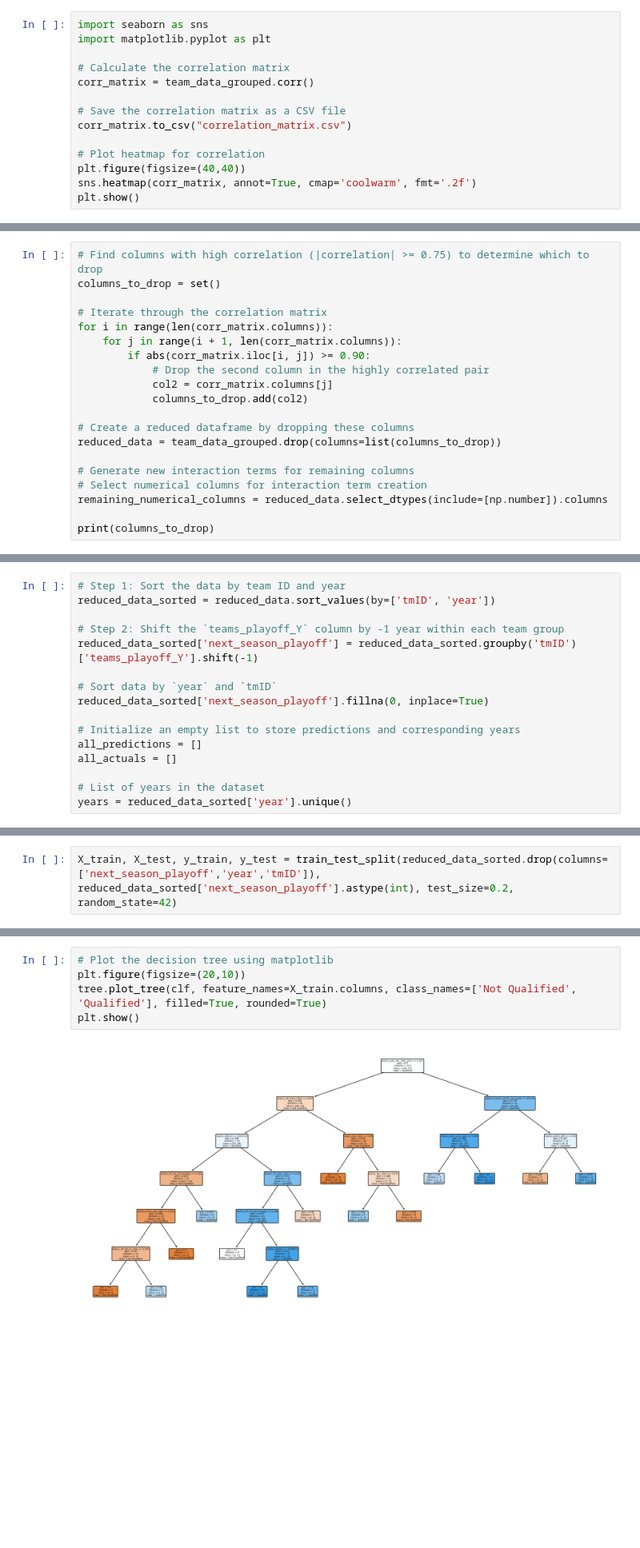
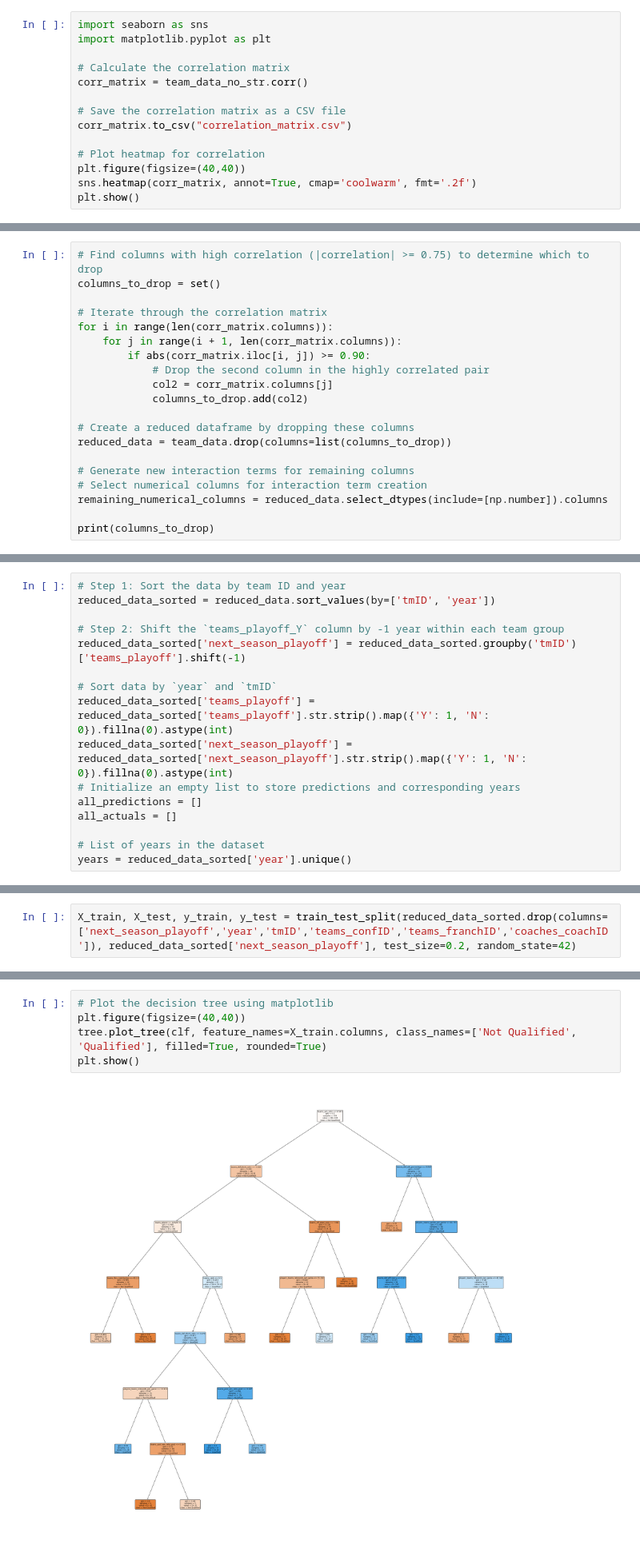
Before and after one commit to Lucasnakajima/Data-Mining, a Jupyter notebook: AC.ipynb, the cells around one changed output, grey strips where cells are left out. Shown at 80% size. Drawn from its saved outputs; the diff is of its cells as text; blank space fills up the shorter version.

Commit message:
data augmentation is better

```diff
--- a/AC.ipynb
+++ b/AC.ipynb
@@ -352,7 +394,7 @@ import seaborn as sns
 import matplotlib.pyplot as plt
 
 # Calculate the correlation matrix
-corr_matrix = team_data_grouped.corr()
+corr_matrix = team_data_no_str.corr()
 
 # Save the correlation matrix as a CSV file
 corr_matrix.to_csv("correlation_matrix.csv")
@@ -376,7 +418,7 @@ for i in range(len(corr_matrix.columns)):
             columns_to_drop.add(col2)
 
 # Create a reduced dataframe by dropping these columns
-reduced_data = team_data_grouped.drop(columns=list(columns_to_drop))
+reduced_data = team_data.drop(columns=list(columns_to_drop))
 
 # Generate new interaction terms for remaining columns
 # Select numerical columns for interaction term creation
@@ -402,11 +449,11 @@ Index(['year', 'tmID', 'teams_lgID', 'teams_divID', 'teams_rank', 'teams_GP',
 reduced_data_sorted = reduced_data.sort_values(by=['tmID', 'year'])
 
 # Step 2: Shift the `teams_playoff_Y` column by -1 year within each team group
-reduced_data_sorted['next_season_playoff'] = reduced_data_sorted.groupby('tmID')['teams_playoff_Y'].shift(-1)
+reduced_data_sorted['next_season_playoff'] = reduced_data_sorted.groupby('tmID')['teams_playoff'].shift(-1)
 
 # Sort data by `year` and `tmID`
-reduced_data_sorted['next_season_playoff'].fillna(0, inplace=True)
-
+reduced_data_sorted['teams_playoff'] = reduced_data_sorted['teams_playoff'].str.strip().map({'Y': 1, 'N': 0}).fillna(0).astype(int)
+reduced_data_sorted['next_season_playoff'] = reduced_data_sorted['next_season_playoff'].str.strip().map({'Y': 1, 'N': 0}).fillna(0).astype(int)
 # Initialize an empty list to store predictions and corresponding years
 all_predictions = []
 all_actuals = []
@@ -635,5 +796,5 @@ Overall Prediction Metrics | Accuracy: 0.73 | F1-Score: 0.74 | AUC: 0.7349206349
 # %%
-X_train, X_test, y_train, y_test = train_test_split(reduced_data_sorted.drop(columns=['next_season_playoff','year','tmID']), reduced_data_sorted['next_season_playoff'].astype(int), test_size=0.2, random_state=42)
+X_train, X_test, y_train, y_test = train_test_split(reduced_data_sorted.drop(columns=['next_season_playoff','year','tmID','teams_confID','teams_franchID','coaches_coachID']), reduced_data_sorted['next_season_playoff'], test_size=0.2, random_state=42)
 # %%
 
 
@@ -695,10 +856,10 @@ weighted avg       0.60      0.59      0.58        29
 # %%
 # Plot the decision tree using matplotlib
-plt.figure(figsize=(20,10))
+plt.figure(figsize=(40,40))
 tree.plot_tree(clf, feature_names=X_train.columns, class_names=['Not Qualified', 'Qualified'], filled=True, rounded=True)
 plt.show()
 # %% [output]
-[figure, old version]
+[figure, new version]
 # %%
 # Train a Random Forest classifier
 rf_clf = RandomForestClassifier(n_estimators=100, random_state=42)
```
Also changed, not shown: parts of 45 cells of this notebook, 1 other file.
